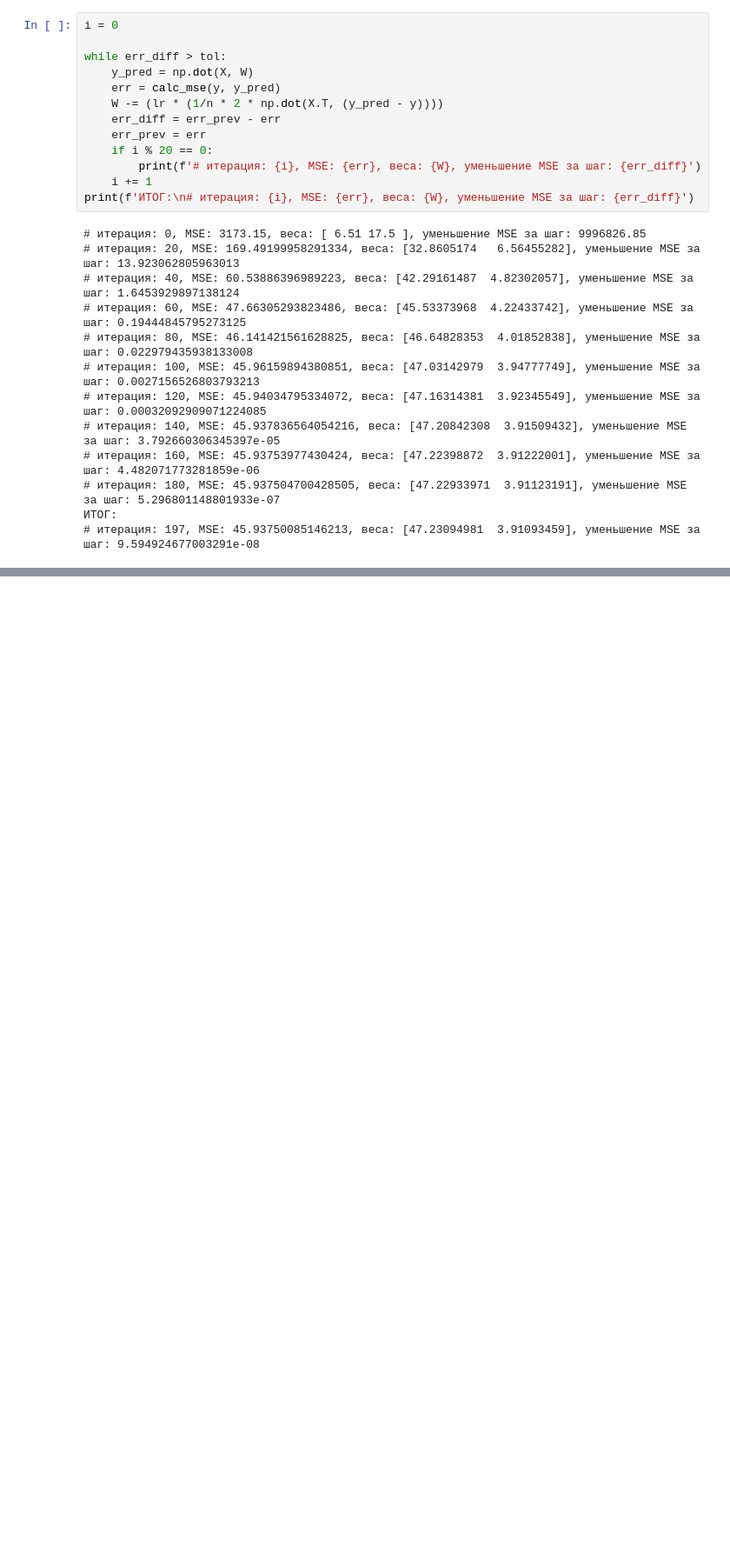
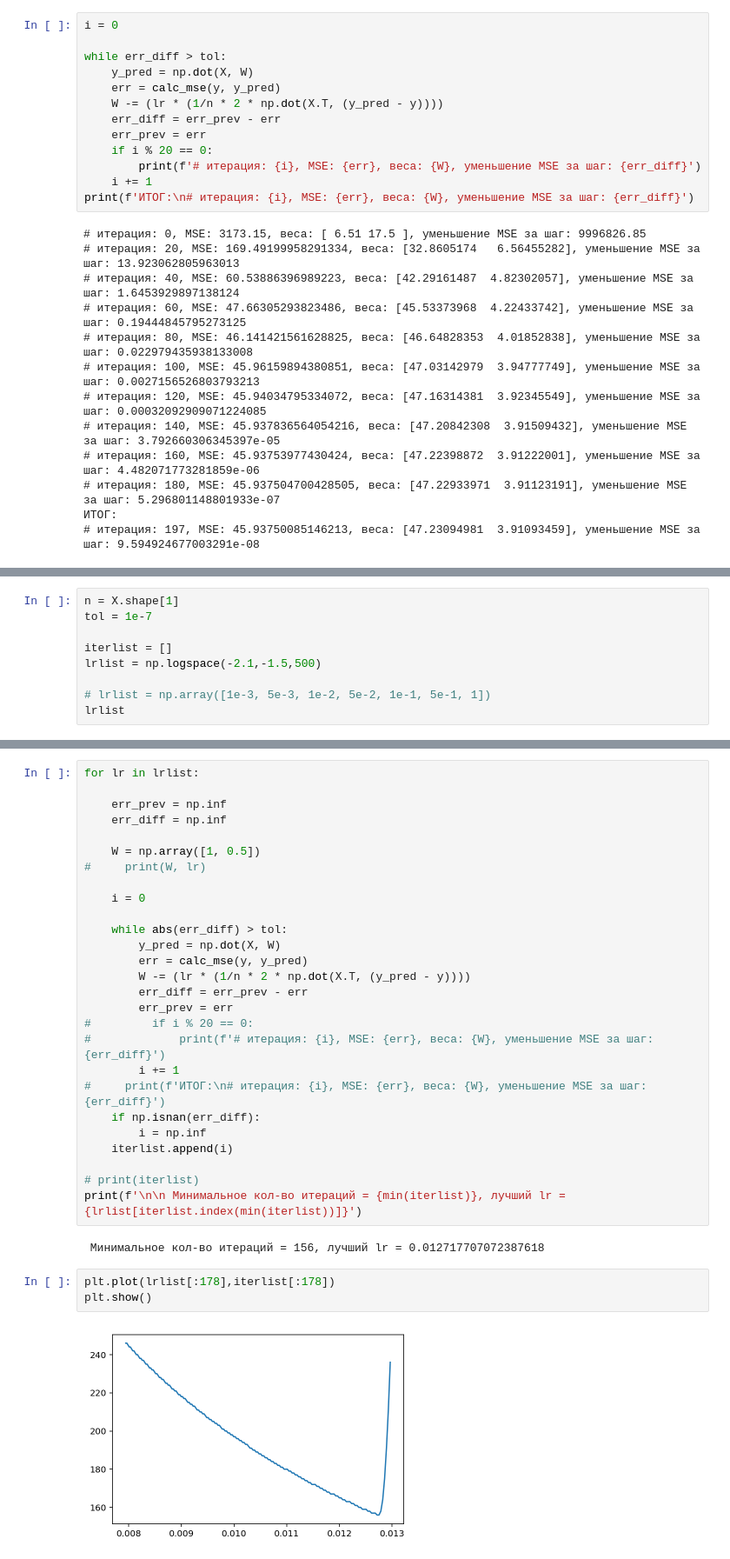
Before and after one commit to LMAXL7791211/v2-Algorithms-of-Data-Analysis, a Jupyter notebook: HW Lesson1 Алгоритмы анализа данных.ipynb, the cells around one changed output, grey strips where cells are left out. Shown: that part at 87% size. Cells and saved outputs as stored; diff of their text form; blank space fills up the shorter version.

```diff
--- a/HW Lesson1 Алгоритмы анализа данных.ipynb
+++ b/HW Lesson1 Алгоритмы анализа данных.ipynb
@@ -330,0 +333,9 @@ print(f'ИТОГ:\n# итерация: {i}, MSE: {err}, веса: {W}, умен
+# %%
+n = X.shape[1]
+tol = 1e-7
+
+iterlist = []
+lrlist = np.logspace(-2.1,-1.5,500)
+
+# lrlist = np.array([1e-3, 5e-3, 1e-2, 5e-2, 1e-1, 5e-1, 1])
+lrlist
@@ -330,0 +360,34 @@ print(f'ИТОГ:\n# итерация: {i}, MSE: {err}, веса: {W}, умен
+# %%
+for lr in lrlist:
+
+    err_prev = np.inf
+    err_diff = np.inf
+
+    W = np.array([1, 0.5])
+#     print(W, lr)
+
+    i = 0
+
+    while abs(err_diff) > tol:
+        y_pred = np.dot(X, W)
+        err = calc_mse(y, y_pred)
+        W -= (lr * (1/n * 2 * np.dot(X.T, (y_pred - y))))
+        err_diff = err_prev - err
+        err_prev = err
+#         if i % 20 == 0:
+#             print(f'# итерация: {i}, MSE: {err}, веса: {W}, уменьшение MSE за шаг: {err_diff}')
+        i += 1
+#     print(f'ИТОГ:\n# итерация: {i}, MSE: {err}, веса: {W}, уменьшение MSE за шаг: {err_diff}')
+    if np.isnan(err_diff):
+        i = np.inf
+    iterlist.append(i)
+
+# print(iterlist)
+print(f'\n\n Минимальное кол-во итераций = {min(iterlist)}, лучший lr = {lrlist[iterlist.index(min(iterlist))]}')
+# %% [output]
+ Минимальное кол-во итераций = 156, лучший lr = 0.012717707072387618
+# %%
+plt.plot(lrlist[:178],iterlist[:178])
+plt.show()
+# %% [output]
+[figure, added]
```
Also changed, not shown: parts of 2 cells of this notebook.
